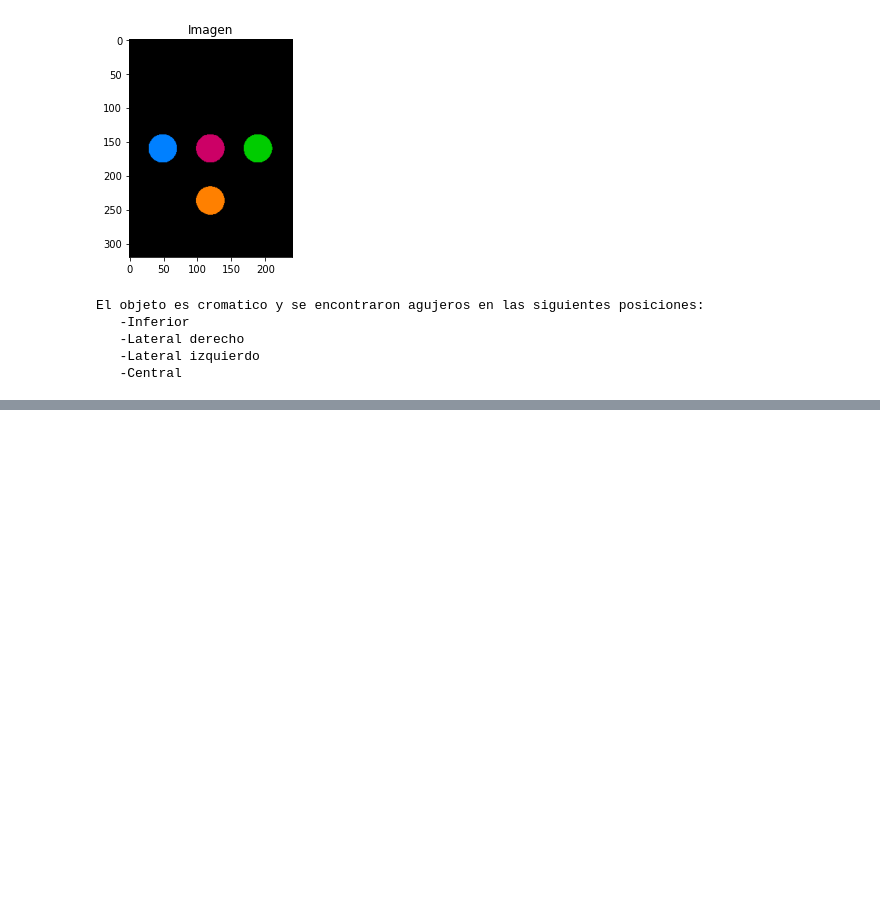
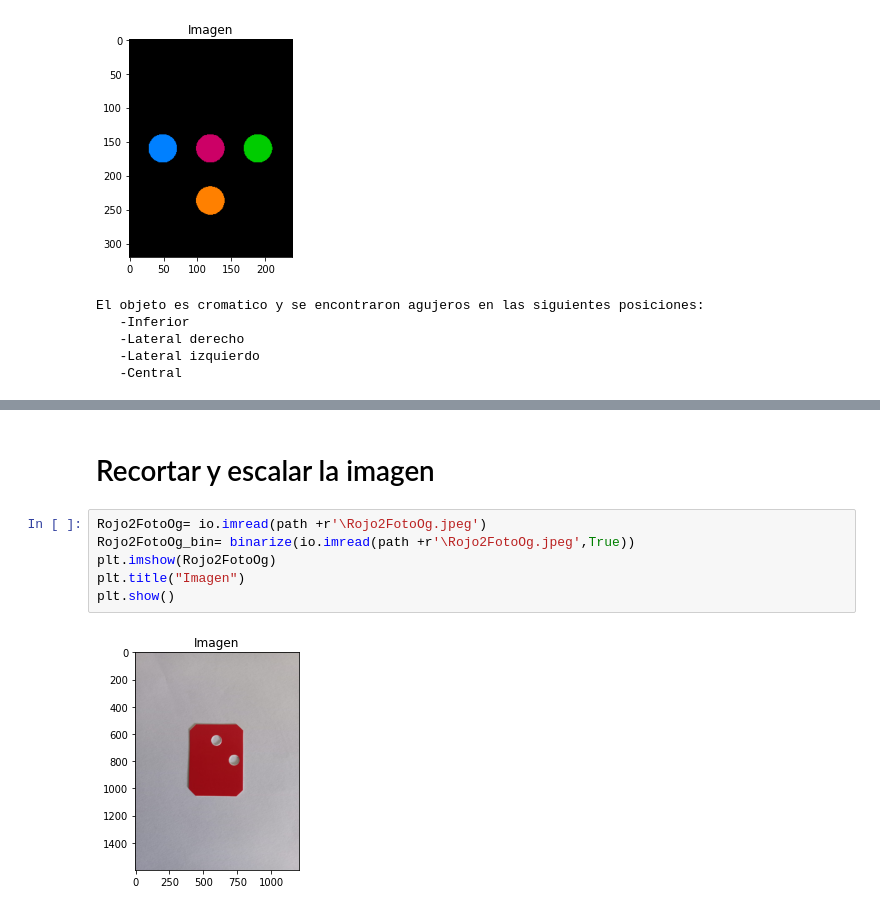
Before and after one commit to ChristopherMoralesA/MiniProyecto-Vision, a Jupyter notebook: Miniproyecto.ipynb, the cells around one changed output, grey strips where cells are left out. Saved outputs shown, nothing was run; the diff lists cells and outputs as text; blank space fills up the shorter version.

```diff
--- a/Miniproyecto.ipynb
+++ b/Miniproyecto.ipynb
@@ -1196,0 +1247,10 @@ El objeto es cromatico y se encontraron agujeros en las siguientes posiciones:
+# %% [markdown]
+# Recortar y escalar la imagen
+# %%
+Rojo2FotoOg= io.imread(path +r'\Rojo2FotoOg.jpeg')
+Rojo2FotoOg_bin= binarize(io.imread(path +r'\Rojo2FotoOg.jpeg',True))
+plt.imshow(Rojo2FotoOg)
+plt.title("Imagen")
+plt.show()
+# %% [output]
+[figure, added]
```
Also changed, not shown: parts of 17 cells of this notebook, 2 other files.
